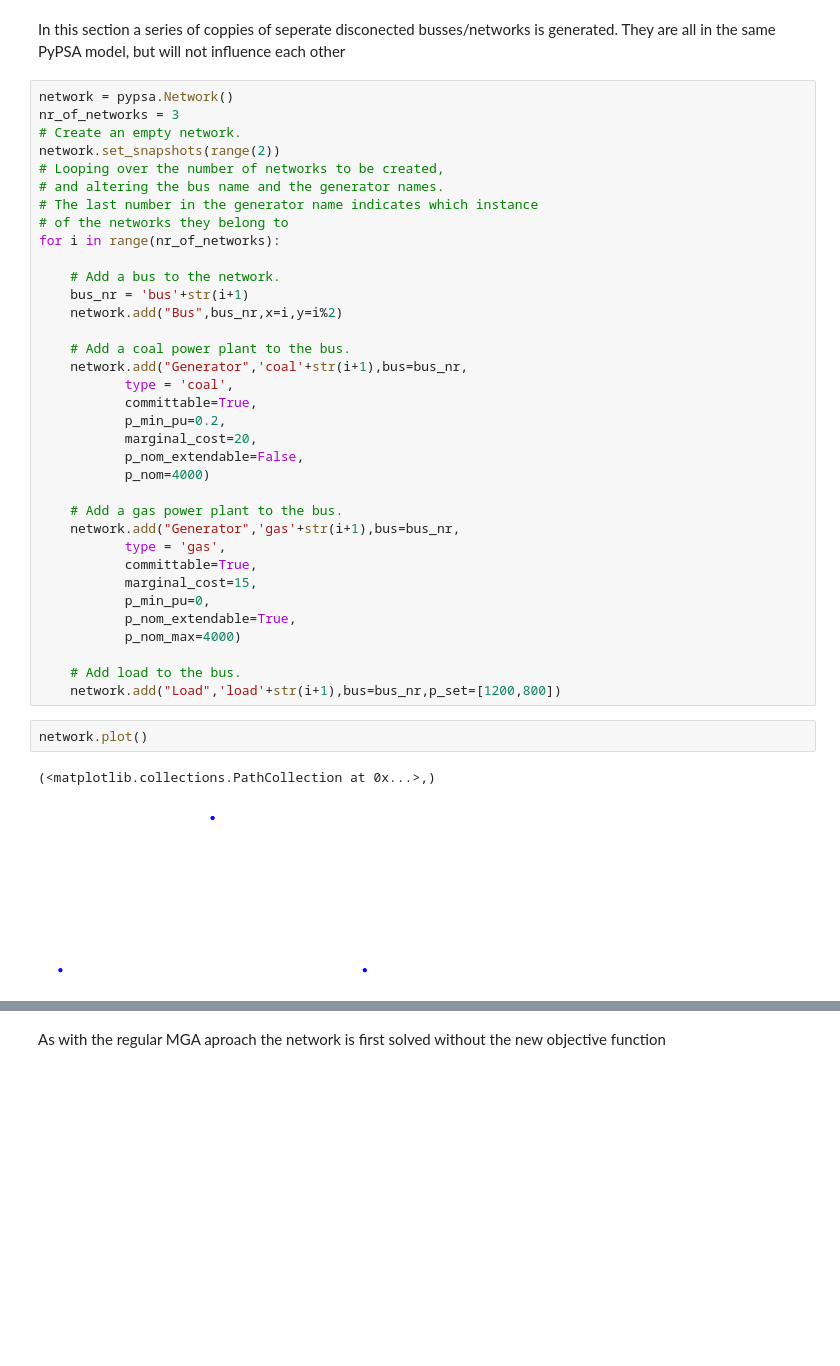
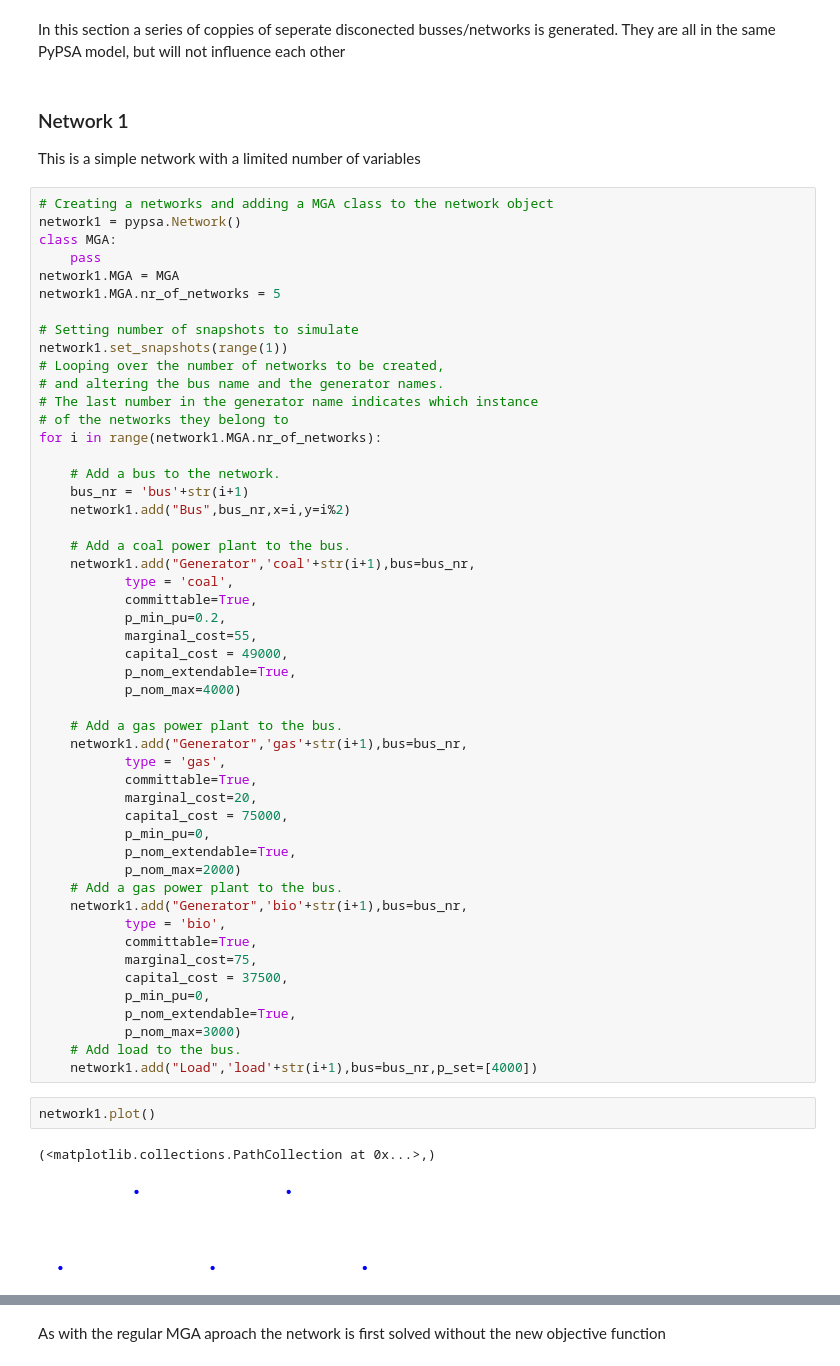
Before and after one commit to TimToernes/MGA-PyPSA, a Jupyter notebook: alternative_MGA_aproach.ipynb, the cells around one changed output, grey strips where cells are left out. Drawn from its saved outputs; the diff is of its cells as text; blank space fills up the shorter version.

Commit message:
New scripst exploring how to search the descicion space of objective functions

```diff
--- a/alternative_MGA_aproach.ipynb
+++ b/alternative_MGA_aproach.ipynb
@@ -5,43 +5,61 @@ import pypsa
 import pandas as pd
 # %% [markdown]
 In this section a series of coppies of seperate disconected busses/networks is generated. They are all in the same PyPSA model, but will not influence each other
+# %% [markdown]
+### Network 1
+This is a simple network with a limited number of variables
 # %%
-network = pypsa.Network()
-nr_of_networks = 3
-# Create an empty network.
-network.set_snapshots(range(2))
+# Creating a networks and adding a MGA class to the network object
+network1 = pypsa.Network()
+class MGA:
+    pass
+network1.MGA = MGA
+network1.MGA.nr_of_networks = 5
+
+# Setting number of snapshots to simulate
+network1.set_snapshots(range(1))
 # Looping over the number of networks to be created,
 # and altering the bus name and the generator names.
 # The last number in the generator name indicates which instance
 # of the networks they belong to
-for i in range(nr_of_networks):
+for i in range(network1.MGA.nr_of_networks):
 
     # Add a bus to the network.
     bus_nr = 'bus'+str(i+1)
-    network.add("Bus",bus_nr,x=i,y=i%2)
+    network1.add("Bus",bus_nr,x=i,y=i%2)
 
     # Add a coal power plant to the bus.
-    network.add("Generator",'coal'+str(i+1),bus=bus_nr,
+    network1.add("Generator",'coal'+str(i+1),bus=bus_nr,
            type = 'coal',
            committable=True,
            p_min_pu=0.2,
-           marginal_cost=20,
-           p_nom_extendable=False,
-           p_nom=4000)
-
-    # Add a gas power plant to the bus.
-    network.add("Generator",'gas'+str(i+1),bus=bus_nr,
-           type = 'gas',
-           committable=True,
-           marginal_cost=15,
-           p_min_pu=0,
+           marginal_cost=55,
+           capital_cost = 49000,
            p_nom_extendable=True,
            p_nom_max=4000)
 
+    # Add a gas power plant to the bus.
+    network1.add("Generator",'gas'+str(i+1),bus=bus_nr,
+           type = 'gas',
+           committable=True,
+           marginal_cost=20,
+           capital_cost = 75000,
+           p_min_pu=0,
+           p_nom_extendable=True,
+           p_nom_max=2000)
+    # Add a gas power plant to the bus.
+    network1.add("Generator",'bio'+str(i+1),bus=bus_nr,
+           type = 'bio',
+           committable=True,
+           marginal_cost=75,
+           capital_cost = 37500,
+           p_min_pu=0,
+           p_nom_extendable=True,
+           p_nom_max=3000)
     # Add load to the bus.
-    network.add("Load",'load'+str(i+1),bus=bus_nr,p_set=[1200,800])
+    network1.add("Load",'load'+str(i+1),bus=bus_nr,p_set=[4000])
 # %%
-network.plot()
+network1.plot()
 # %% [output]
 (<matplotlib.collections.PathCollection at 0x...>,)
-[figure, old version]
+[figure, new version]
```
Also changed, not shown: parts of 20 cells of this notebook, 4 other files.
